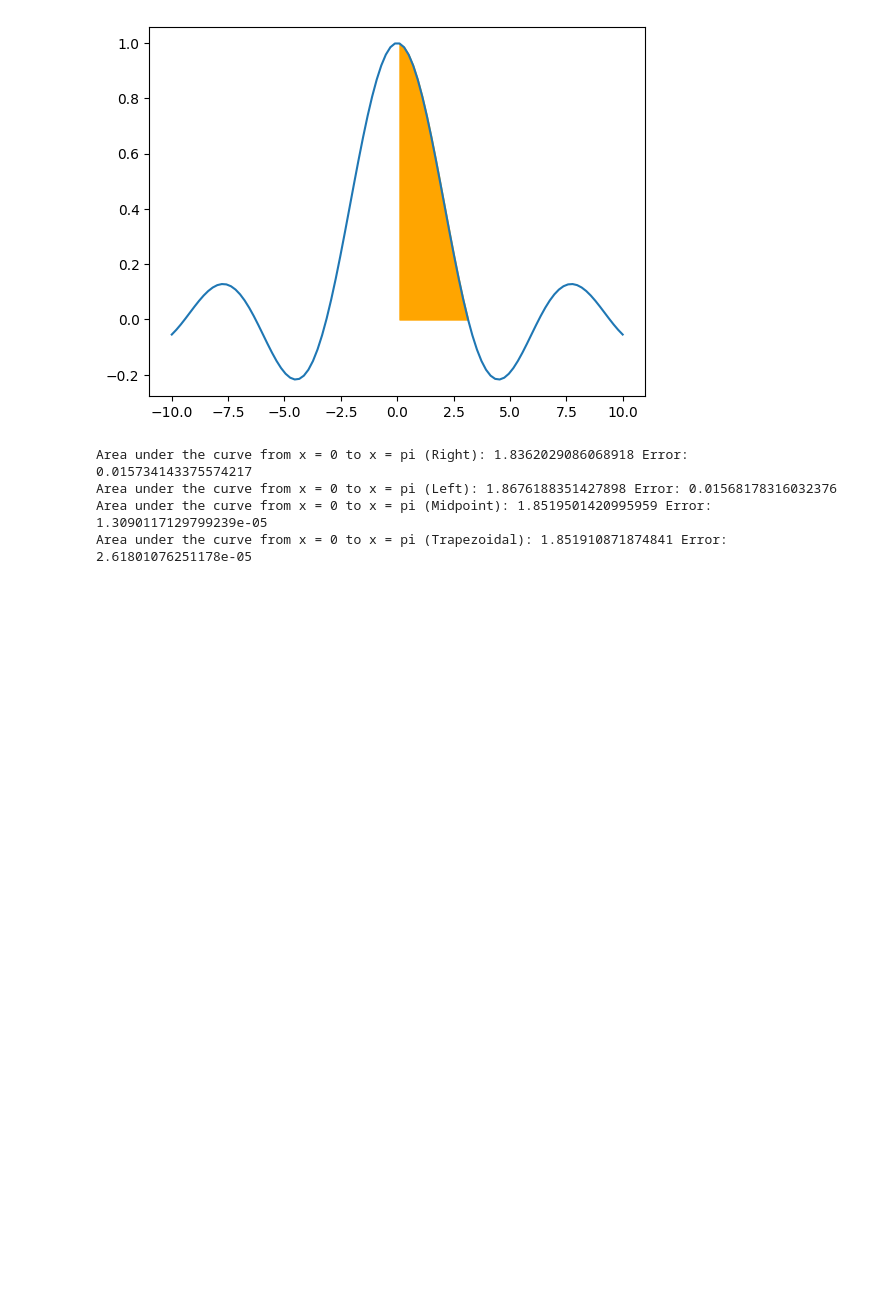
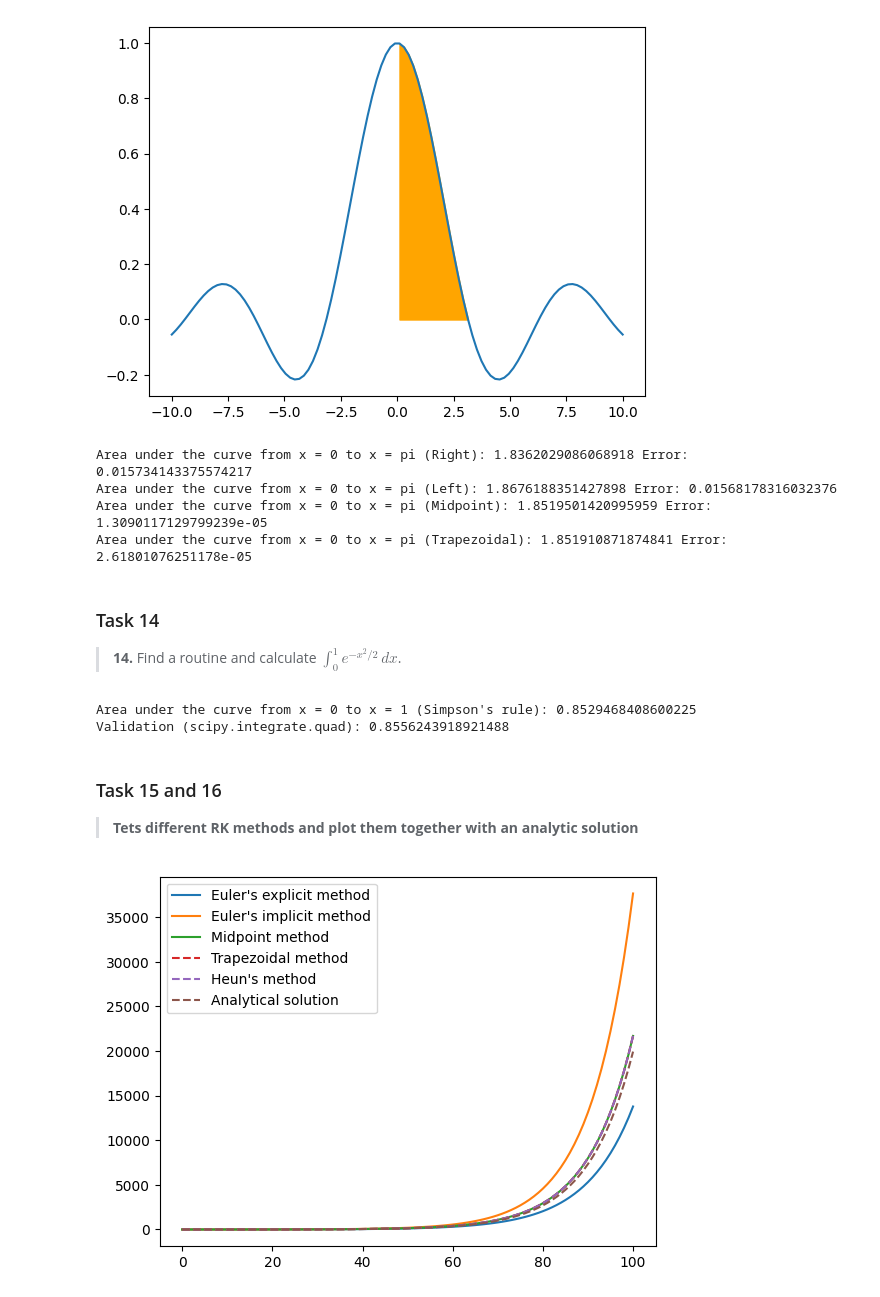
Before and after one commit to erikbohne/TMA4101_Mathematics1, a Jupyter notebook: 7_Integralet/integralet.ipynb, the cells around one changed output. Saved outputs shown, nothing was run; the diff lists cells and outputs as text; code cells hidden in the pictures; blank space fills up the shorter version.

```diff
--- a/7_Integralet/integralet.ipynb
+++ b/7_Integralet/integralet.ipynb
@@ -134,3 +134,28 @@ Area under the curve from x = 0 to x = pi (Right): 1.8362029086068918 Error: 0.0
 Area under the curve from x = 0 to x = pi (Left): 1.8676188351427898 Error: 0.01568178316032376
 Area under the curve from x = 0 to x = pi (Midpoint): 1.8519501420995959 Error: 1.3090117129799239e-05
 Area under the curve from x = 0 to x = pi (Trapezoidal): 1.851910871874841 Error: 2.61801076251178e-05
+# %% [markdown]
+### Task 14
+> **14.** Find a routine and calculate $ \int_{0}^{1}e^{-x^2/2} \, dx $.
+# %%
+# Define function to find area under the curve from x = 0 to x = 1 using Simpson's rule
+def simpsons_rule(f, a, b, N):
+    """Simpson's rule"""
+    x = np.linspace(a, b, N+1)
+    y = f(x)
+    dx = (b-a)/N
+    return dx/3*(np.sum(y[0:-1:2] + 4*y[1::2] + y[2::2]) - 0.5*(y[0] + y[-1]))
+
+def function(x):
+    """Normal distribution function"""
+    return np.exp(-x**2/2)
+
+# Calculate
+print(f"Area under the curve from x = 0 to x = 1 (Simpson's rule): {simpsons_rule(function, 0, 1, 100)}")
+print(f"Validation (scipy.integrate.quad): {integrate.quad(function, 0, 1)[0]}")
+# %% [output]
+Area under the curve from x = 0 to x = 1 (Simpson's rule): 0.8529468408600225
+Validation (scipy.integrate.quad): 0.8556243918921488
+# %% [markdown]
+### Task 15 and 16
+> **Tets different RK methods and plot them together with an analytic solution**
@@ -136,0 +258,18 @@ Area under the curve from x = 0 to x = pi (Trapezoidal): 1.851910871874841 Error
+# %%
+# Plot the solutions for ecoli differential equation
+x = eulers_explicit_method(ecoli, 1, h, N)
+plt.plot(x, label="Euler's explicit method")
+x = eulers_implicit_method(ecoli, 1, h, N)
+plt.plot(x, label="Euler's implicit method")
+x = midpoint_method(ecoli, 1, h, N)
+plt.plot(x, label="Midpoint method")
+x = trapezoidal_method(ecoli, 1, h, N)
+plt.plot(x, label="Trapezoidal method", linestyle='--')
+x = heuns_method(ecoli, 1, h, N)
+plt.plot(x, label="Heun's method", linestyle='--')
+x = analytical_solution_ecoli(ecoli, 1, h, N)
+plt.plot(x, label="Analytical solution", linestyle='--')
+plt.legend()
+plt.show()
+# %% [output]
+[figure, added]
```
Also changed, not shown: parts of 12 cells of this notebook.
